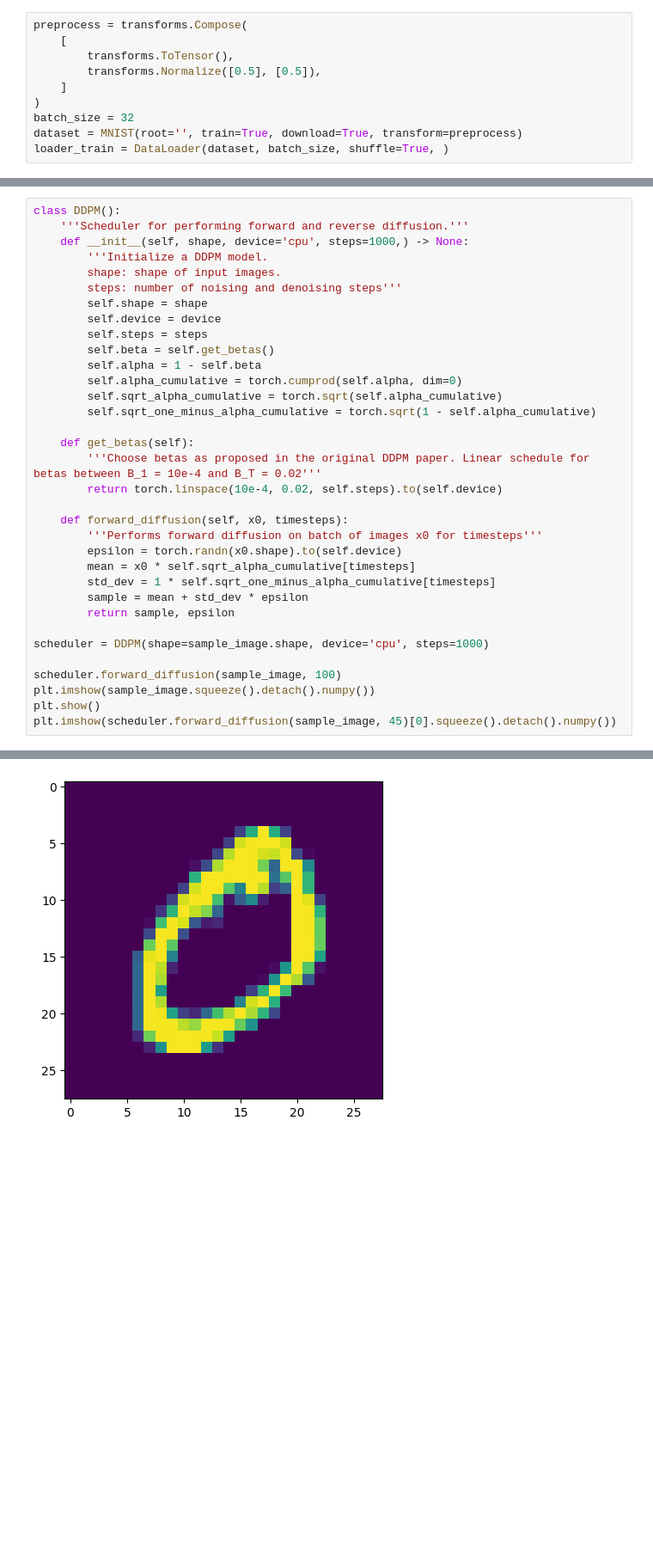
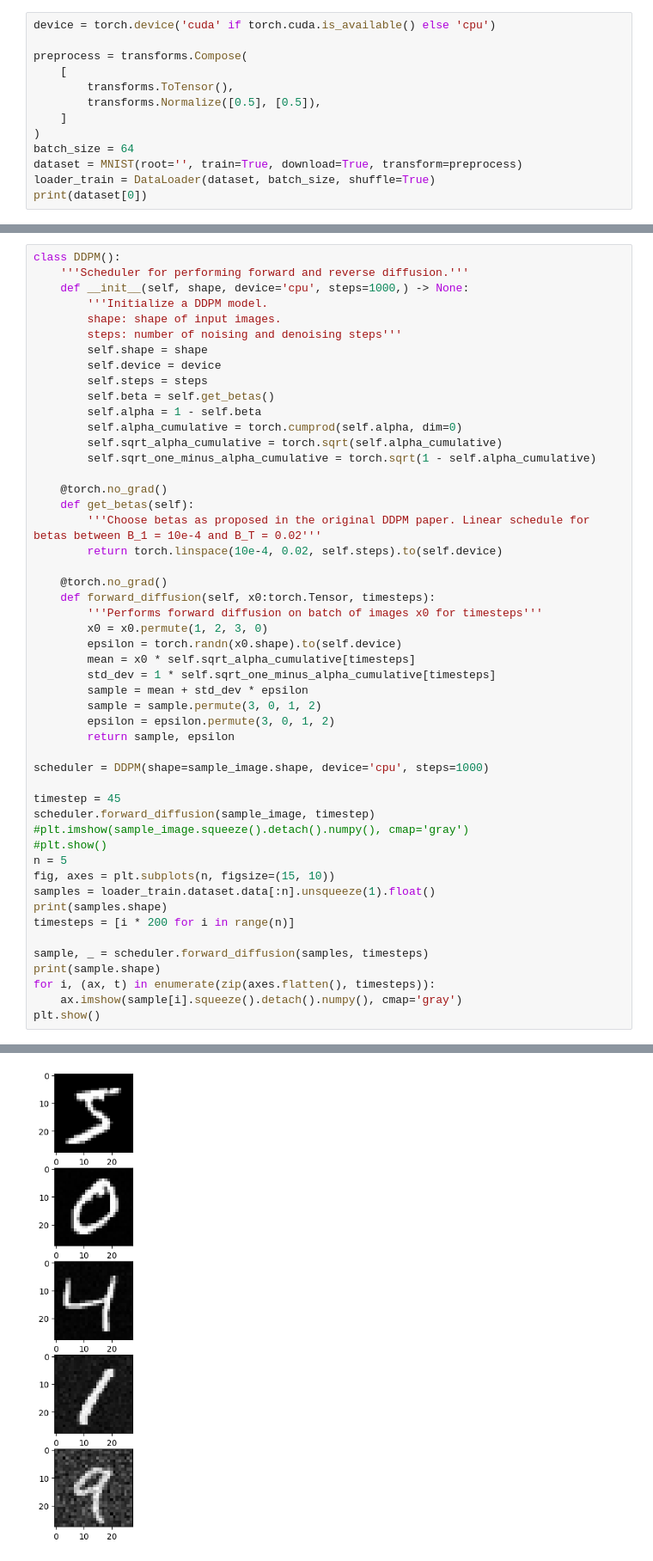
Before and after one commit to NoeGille/Diffusion_MNIST, a Jupyter notebook: diffusion_mnist.ipynb, the cells around one changed output, grey strips where cells are left out. Shown: that part at 86% size. Saved outputs shown, nothing was run; the diff lists cells and outputs as text; blank space fills up the shorter version.

```diff
--- a/diffusion_mnist.ipynb
+++ b/diffusion_mnist.ipynb
@@ -9,11 +17,14 @@ import torch
 # %%
+device = torch.device('cuda' if torch.cuda.is_available() else 'cpu')
+
 preprocess = transforms.Compose(
     [
         transforms.ToTensor(),
         transforms.Normalize([0.5], [0.5]),
     ]
 )
-batch_size = 32
+batch_size = 64
 dataset = MNIST(root='', train=True, download=True, transform=preprocess)
-loader_train = DataLoader(dataset, batch_size, shuffle=True, )
+loader_train = DataLoader(dataset, batch_size, shuffle=True)
+print(dataset[0])
 # %% [output]
@@ -130,22 +188,38 @@ class DDPM():
         self.sqrt_alpha_cumulative = torch.sqrt(self.alpha_cumulative)
         self.sqrt_one_minus_alpha_cumulative = torch.sqrt(1 - self.alpha_cumulative)
 
+    @torch.no_grad()
     def get_betas(self):
         '''Choose betas as proposed in the original DDPM paper. Linear schedule for betas between B_1 = 10e-4 and B_T = 0.02'''
         return torch.linspace(10e-4, 0.02, self.steps).to(self.device)
 
-    def forward_diffusion(self, x0, timesteps):
+    @torch.no_grad()
+    def forward_diffusion(self, x0:torch.Tensor, timesteps):
         '''Performs forward diffusion on batch of images x0 for timesteps'''
+        x0 = x0.permute(1, 2, 3, 0)
         epsilon = torch.randn(x0.shape).to(self.device)
         mean = x0 * self.sqrt_alpha_cumulative[timesteps]
         std_dev = 1 * self.sqrt_one_minus_alpha_cumulative[timesteps]
         sample = mean + std_dev * epsilon
+        sample = sample.permute(3, 0, 1, 2)
+        epsilon = epsilon.permute(3, 0, 1, 2)
         return sample, epsilon
 
 scheduler = DDPM(shape=sample_image.shape, device='cpu', steps=1000)
 
-scheduler.forward_diffusion(sample_image, 100)
-plt.imshow(sample_image.squeeze().detach().numpy())
+timestep = 45
+scheduler.forward_diffusion(sample_image, timestep)
+#plt.imshow(sample_image.squeeze().detach().numpy(), cmap='gray')
+#plt.show()
+n = 5
+fig, axes = plt.subplots(n, figsize=(15, 10))
+samples = loader_train.dataset.data[:n].unsqueeze(1).float()
+print(samples.shape)
+timesteps = [i * 200 for i in range(n)]
+
+sample, _ = scheduler.forward_diffusion(samples, timesteps)
+print(sample.shape)
+for i, (ax, t) in enumerate(zip(axes.flatten(), timesteps)):
+    ax.imshow(sample[i].squeeze().detach().numpy(), cmap='gray')
 plt.show()
-plt.imshow(scheduler.forward_diffusion(sample_image, 45)[0].squeeze().detach().numpy())
 # %% [output]
@@ -152 +228 @@ plt.imshow(scheduler.forward_diffusion(sample_image, 45)[0].squeeze().detach().n
-[figure, old version]
+[figure, new version]
```
Also changed, not shown: parts of 13 cells of this notebook, 1 other file.
